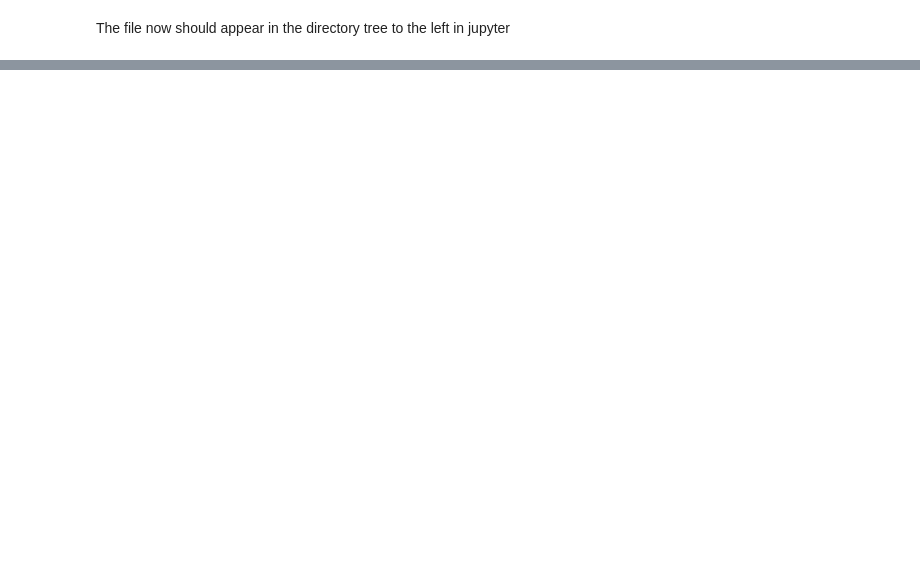
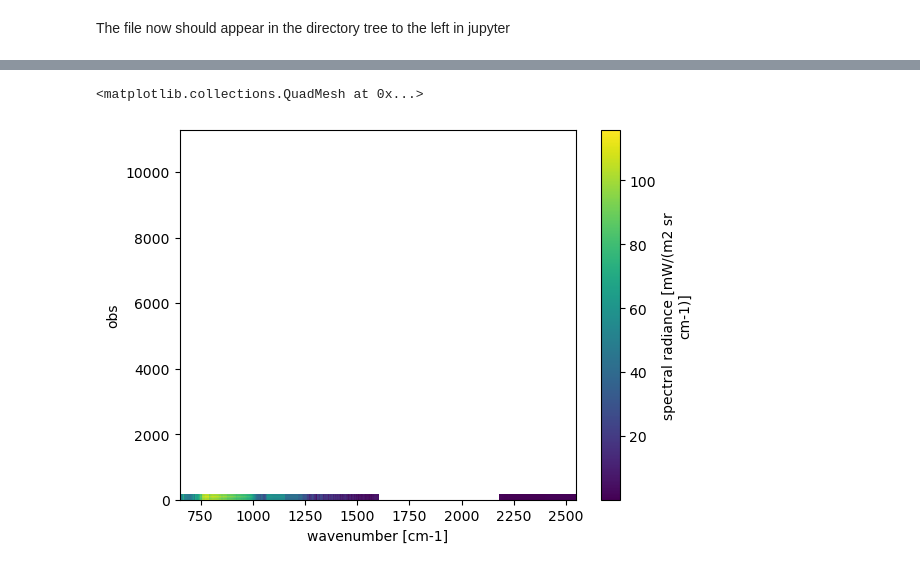
Before and after one commit to unity-sds/mdps-tutorial, a Jupyter notebook: jupyter-notebooks/tutorials/5_working_with_chirp_data.ipynb, the cells around one changed output, grey strips where cells are left out. Saved outputs shown, nothing was run; the diff lists cells and outputs as text; code cells hidden in the pictures; blank space fills up the shorter version.

```diff
--- a/jupyter-notebooks/tutorials/5_working_with_chirp_data.ipynb
+++ b/jupyter-notebooks/tutorials/5_working_with_chirp_data.ipynb
@@ -93,0 +143,5 @@ ds["rad"][:200]
+# %%
+ds["rad"].plot()
+# %% [output]
+<matplotlib.collections.QuadMesh at 0x...>
+[figure, added]
```
Also changed, not shown: parts of 5 cells of this notebook, 1 other file.
